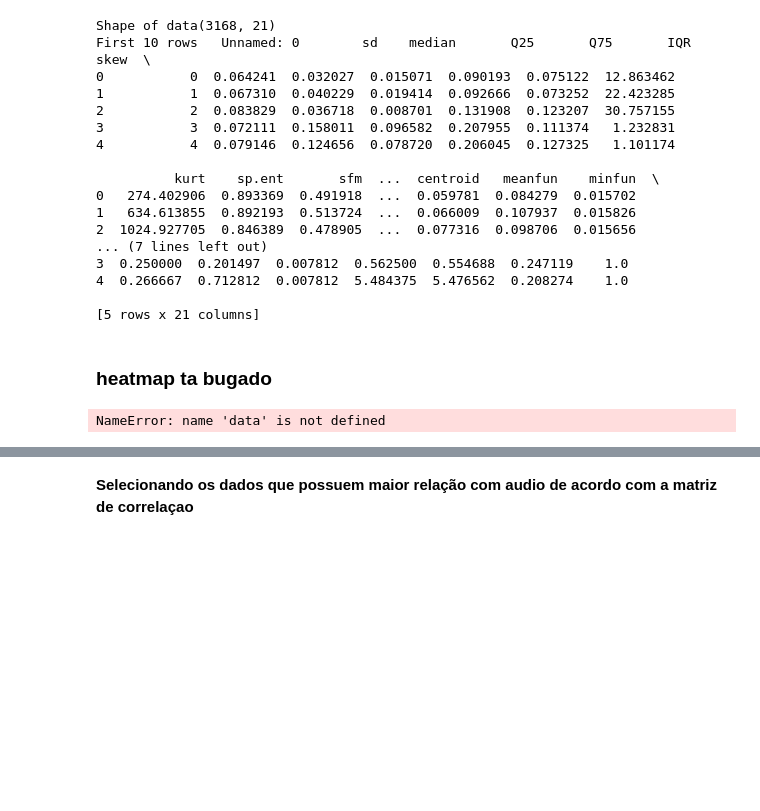
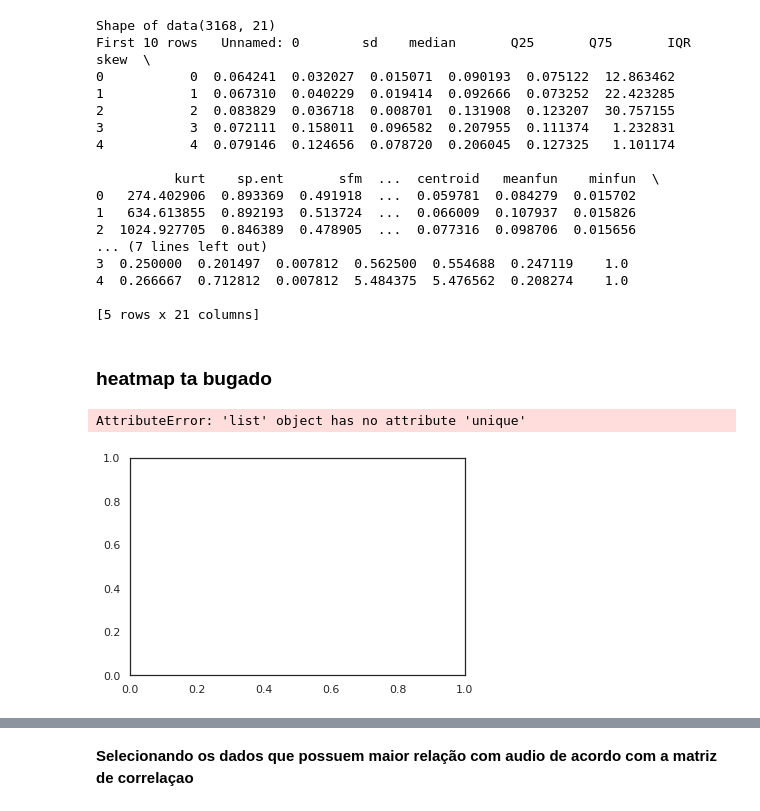
Before and after one commit to jimitogni/ia006, a Jupyter notebook: efc2/efc2_v2.ipynb, the cells around one changed output, grey strips where cells are left out. Cells and saved outputs as stored; diff of their text form; code cells hidden in the pictures; blank space fills up the shorter version.

```diff
--- a/efc2/efc2_v2.ipynb
+++ b/efc2/efc2_v2.ipynb
@@ -277,6 +287,7 @@ First 10 rows   Unnamed: 0        sd    median       Q25       Q75       IQR
 ### heatmap ta bugado
 # %%
 #matrix of correlation
+#ta bugado
 
 def heatmap (x, y, size):
     fig, ax = plt.subplots()
@@ -285,32 +296,33 @@ def heatmap (x, y, size):
     x_labels = [v for v in sorted(x.unique())]
     y_labels = [v for v in sorted(y.unique())]
     x_to_num = {p[1]:p[0] for p in enumerate(x_labels)}
     y_to_num = {p[1]:p[0] for p in enumerate(y_labels)}
 
     size_scale = 500
 
     ax.scatter(
         x = x.map(x_to_num), #map for x
         y = y.map(y_to_num), #map for x
         s = size * size_scale,
         marker = 's'
     )
 
     # show column axes labels
     ax.set_xticks([x_to_num[v] for v in x_labels])
     ax.set_xticklabels(x_labels, rotation=90, horizontalalignment='right')
     ax.set_yticks([y_to_num[v] for v in y_labels])
     ax.set_yticklabels(y_labels)
 
-
+data = df
 columns = ['skew', 'kurt', 'sp.ent', 'median', 'dfrange', 'modindx', 'maxdom']
 corr = data[columns].corr()
 corr = pd.melt(corr.reset_index(), id_vars='index') # Unpivot the dataframe, so we can get pair of arrays for x and y
 corr.columns = ['x', 'y', 'value']
 
 heatmap(x=corr['x'], y=['y'], size=corr['value'].abs())
 
 #ax = sns.heatmap(corr, vmin=-1, vmax=1, center=0, cmap=sns.diverging_palette(20, 220, n=200), square=True)
 #ax.set_xticklabels(ax.get_xticklabels(), rotation=90, horizontalalignment='right')
 # %% [output]
-NameError: name 'data' is not defined
+AttributeError: 'list' object has no attribute 'unique'
+[figure, added]
```
Also changed, not shown: parts of 30 cells of this notebook, 4 other files.
